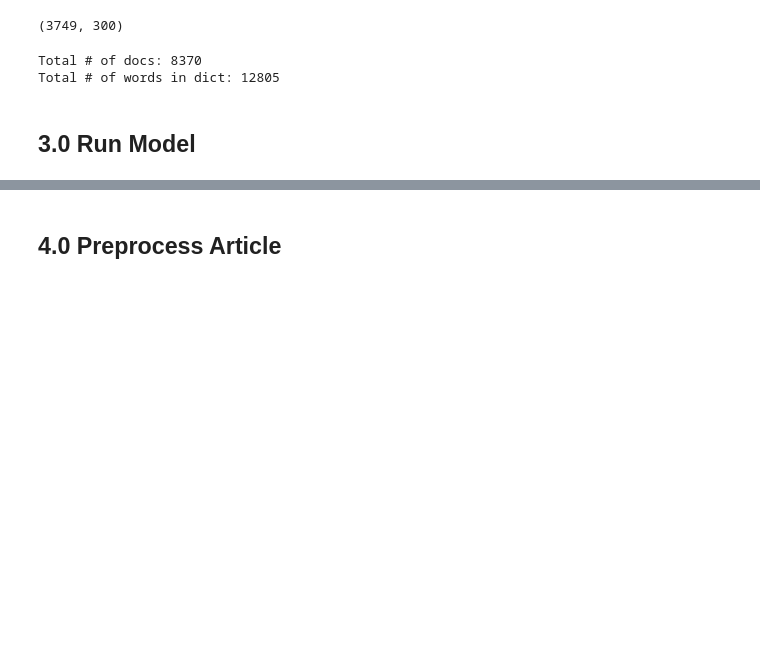
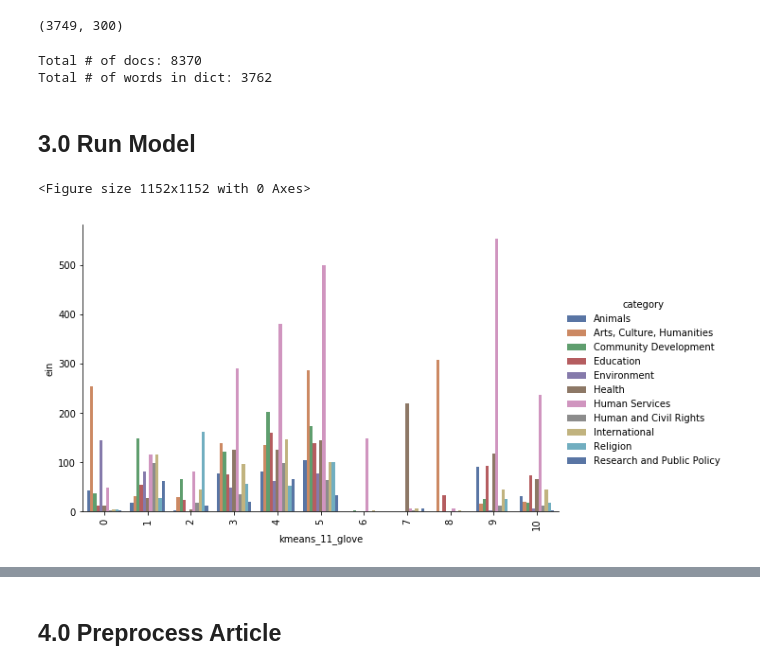
Before and after one commit to achanales/Giver, a Jupyter notebook: notebooks/4.1-Basic_Pipeline.ipynb, the cells around one changed output, grey strips where cells are left out. Drawn from its saved outputs; the diff is of its cells as text; code cells hidden in the pictures; blank space fills up the shorter version.

Commit message:
testing different word embeddings

```diff
--- a/notebooks/4.1-Basic_Pipeline.ipynb
+++ b/notebooks/4.1-Basic_Pipeline.ipynb
@@ -175,10 +149,10 @@ np.shape(charity_tfidf_emb_vecs)
 # %% [output]
 (3749, 300)
 # %%
-charity_docs_emb_glove = word_embed_charity_glove(mission_text_pre,word_min=0, word_max_perc=1 )
+charity_docs_emb_glove = word_embed_charity_glove(mission_text_pre,word_min=5, word_max_perc=.4 )
 # %% [output]
 Total # of docs: 8370
-Total # of words in dict: 12805
+Total # of words in dict: 3762
 # %% [markdown]
 ## 3.0 Run Model
 # %%
@@ -189,6 +163,16 @@ def run_kmeans(n_clusters,docs_emb,max_iter = 500, n_init=15):
 
     return model
 # %%
-model = run_kmeans(11,charity_docs_emb,max_iter = 500, n_init=15)
+model = run_kmeans(11,charity_docs_emb_glove,max_iter = 500, n_init=15)
 # %%
-all_charity['kmeans_11'] = model.labels_
+all_charity['kmeans_11_glove'] = model.labels_
+# %%
+cat_kmean = all_charity.groupby(['category','kmeans_11_glove'])['ein'].count().reset_index()
+# %%
+plt.figure(figsize=(16, 16))
+sns.catplot(y='ein',hue='category',x='kmeans_11_glove',data =cat_kmean,kind='bar', palette = 'deep', aspect = 1.6)
+plt.xticks(rotation=90)
+sns.despine()
+# %% [output]
+<Figure size 1152x1152 with 0 Axes>
+[figure, added]
```
Also changed, not shown: parts of 14 cells of this notebook.
